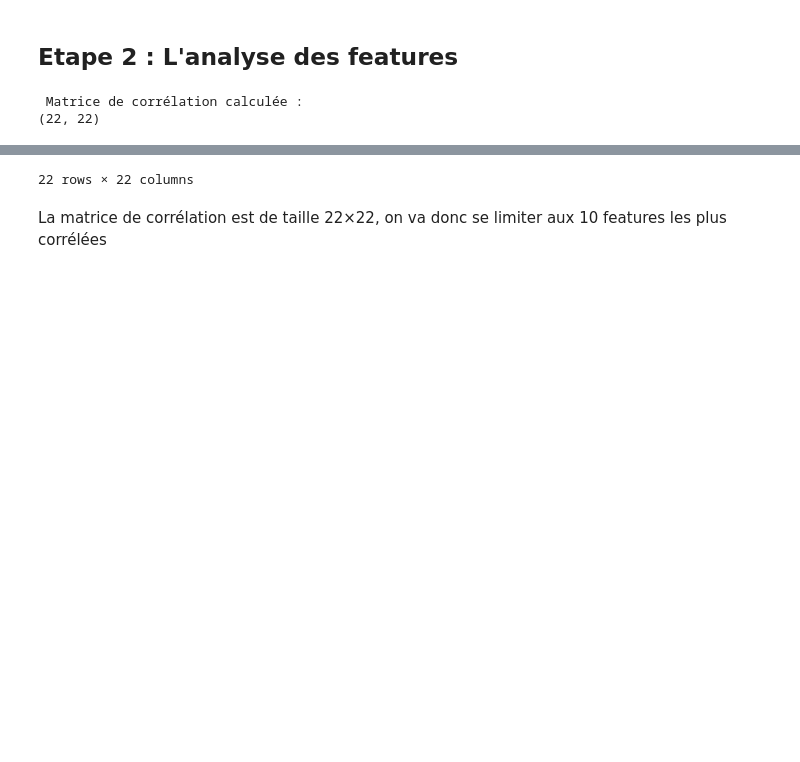
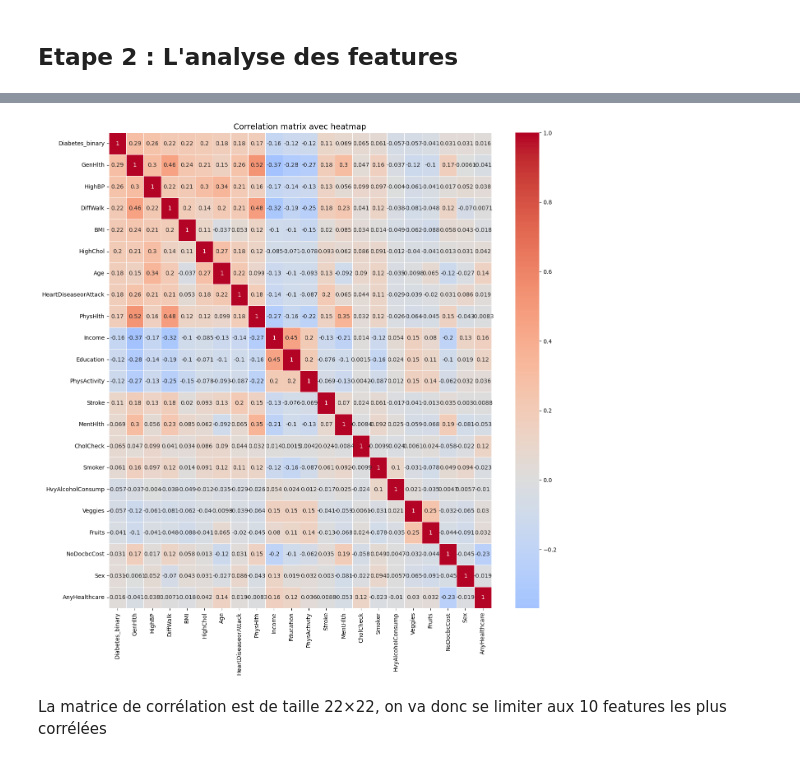
Before and after one commit to Ali322O/ML-project---Diabete-detection-, a Jupyter notebook: notebooks/diabetes.ipynb, the cells around one changed output, grey strips where cells are left out. Drawn from its saved outputs; the diff is of its cells as text; code cells hidden in the pictures; blank space fills up the shorter version.

```diff
--- a/notebooks/diabetes.ipynb
+++ b/notebooks/diabetes.ipynb
@@ -149,12 +85,5 @@ Le pourcentage de diabétiques est : 13.93%
 ## Etape 2 : L'analyse des features
 # %%
 ## matrice de corrélation des variables
-
-corr_matrix = df.corr()
-
-print(" Matrice de corrélation calculée :")
-print(corr_matrix.shape)
-display(corr_matrix)
+plot_corr_matrix = plot_correlation_matrix(df)
 # %% [output]
- Matrice de corrélation calculée :
-(22, 22)
@@ -178,4 +90,4 @@ display(corr_matrix)
-22 rows × 22 columns
+[figure, added]
 # %% [markdown]
 La matrice de corrélation est de taille 22×22, on va donc se limiter aux 10 features les plus corrélées
 # %%
```
Also changed, not shown: parts of 38 cells of this notebook, 1 other file.
